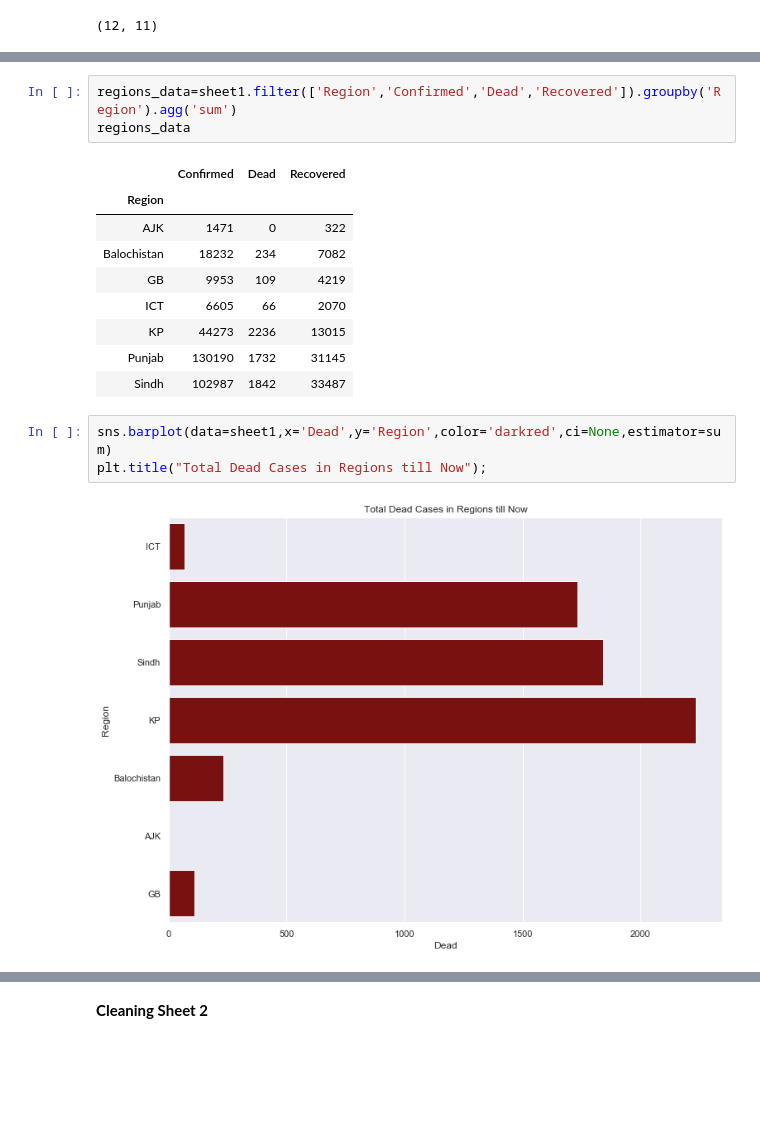
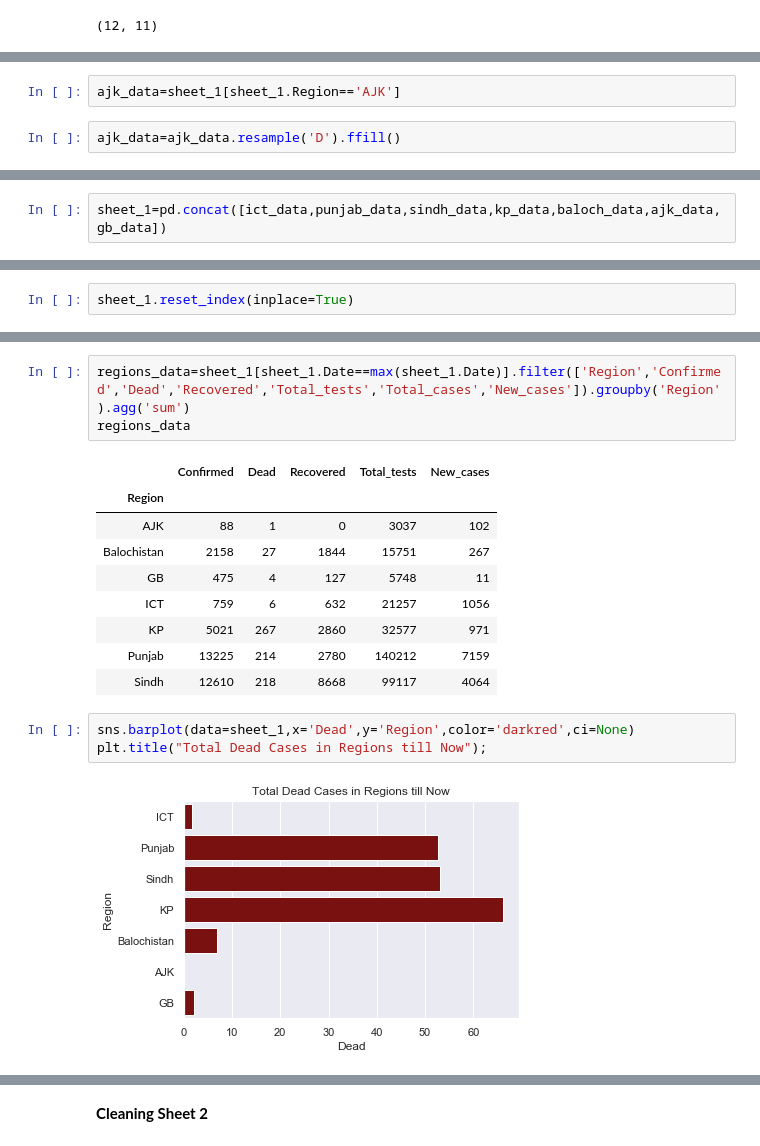
Before and after one commit to FaizahMushtaq/COVID-19, a Jupyter notebook: Data Wrangling/Cleaning.ipynb, the cells around one changed output, grey strips where cells are left out. Drawn from its saved outputs; the diff is of its cells as text; blank space fills up the shorter version.

Commit message:
Cleaning Data version 1

```diff
--- a/Data Wrangling/Cleaning.ipynb
+++ b/Data Wrangling/Cleaning.ipynb
@@ -216,0 +350,4 @@ sheet1.describe()          #descriptive statistics
+# %%
+ajk_data=sheet_1[sheet_1.Region=='AJK']
+# %%
+ajk_data=ajk_data.resample('D').ffill()
@@ -216,0 +359,2 @@ sheet1.describe()          #descriptive statistics
+# %%
+sheet_1=pd.concat([ict_data,punjab_data,sindh_data,kp_data,baloch_data,ajk_data,gb_data])
@@ -216,0 +379,2 @@ sheet1.describe()          #descriptive statistics
+# %%
+sheet_1.reset_index(inplace=True)
@@ -292,18 +510,18 @@ plt.title("Timeline of Dead Cases across Pakistan");
 # %%
-regions_data=sheet1.filter(['Region','Confirmed','Dead','Recovered']).groupby('Region').agg('sum')
+regions_data=sheet_1[sheet_1.Date==max(sheet_1.Date)].filter(['Region','Confirmed','Dead','Recovered','Total_tests','Total_cases','New_cases']).groupby('Region').agg('sum')
 regions_data
 # %% [output]
-|  | Confirmed | Dead | Recovered |
-| Region |  |  |  |
-| AJK | 1471 | 0 | 322 |
-| Balochistan | 18232 | 234 | 7082 |
-| GB | 9953 | 109 | 4219 |
-| ICT | 6605 | 66 | 2070 |
-| KP | 44273 | 2236 | 13015 |
-| Punjab | 130190 | 1732 | 31145 |
-| Sindh | 102987 | 1842 | 33487 |
+|  | Confirmed | Dead | Recovered | Total_tests | New_cases |
+| Region |  |  |  |  |  |
+| AJK | 88 | 1 | 0 | 3037 | 102 |
+| Balochistan | 2158 | 27 | 1844 | 15751 | 267 |
+| GB | 475 | 4 | 127 | 5748 | 11 |
+| ICT | 759 | 6 | 632 | 21257 | 1056 |
+| KP | 5021 | 267 | 2860 | 32577 | 971 |
+| Punjab | 13225 | 214 | 2780 | 140212 | 7159 |
+| Sindh | 12610 | 218 | 8668 | 99117 | 4064 |
 # %%
-sns.barplot(data=sheet1,x='Dead',y='Region',color='darkred',ci=None,estimator=sum)
+sns.barplot(data=sheet_1,x='Dead',y='Region',color='darkred',ci=None)
 plt.title("Total Dead Cases in Regions till Now");
 # %% [output]
-[figure, old version]
+[figure, new version]
```
Also changed, not shown: parts of 244 cells of this notebook, 3 other files.
